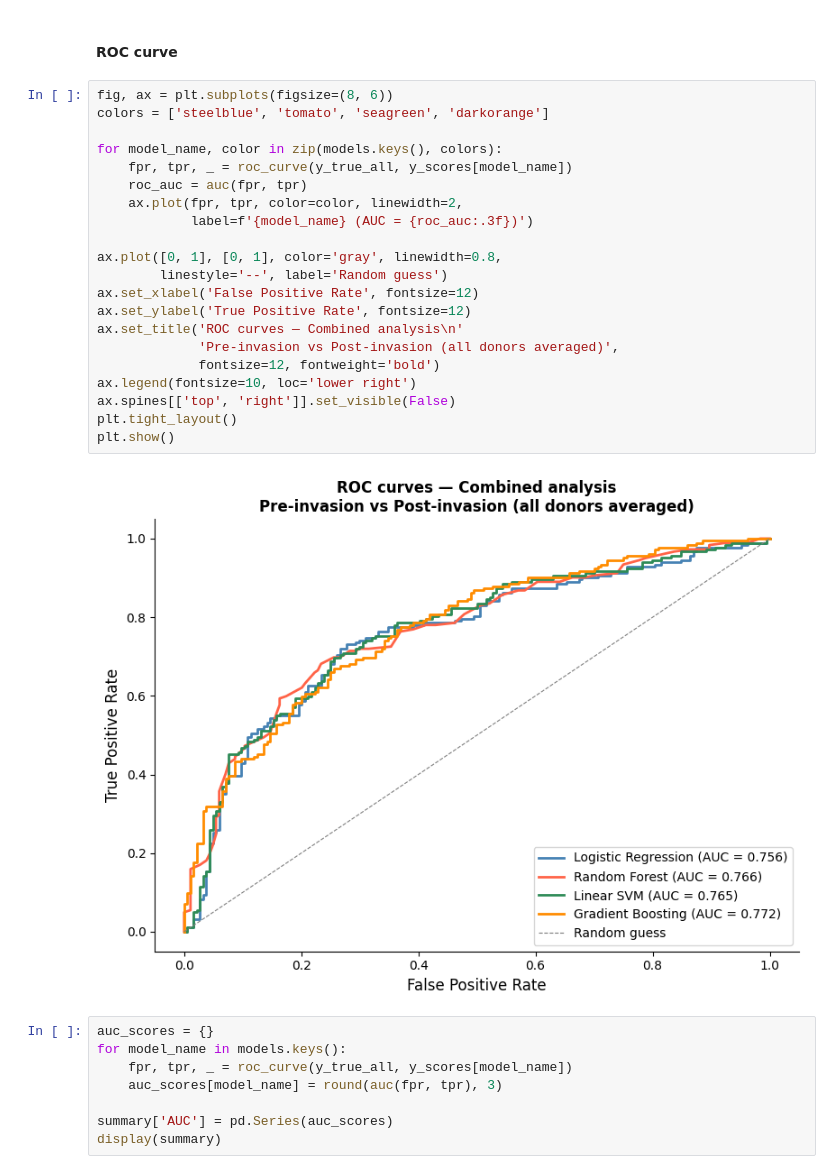
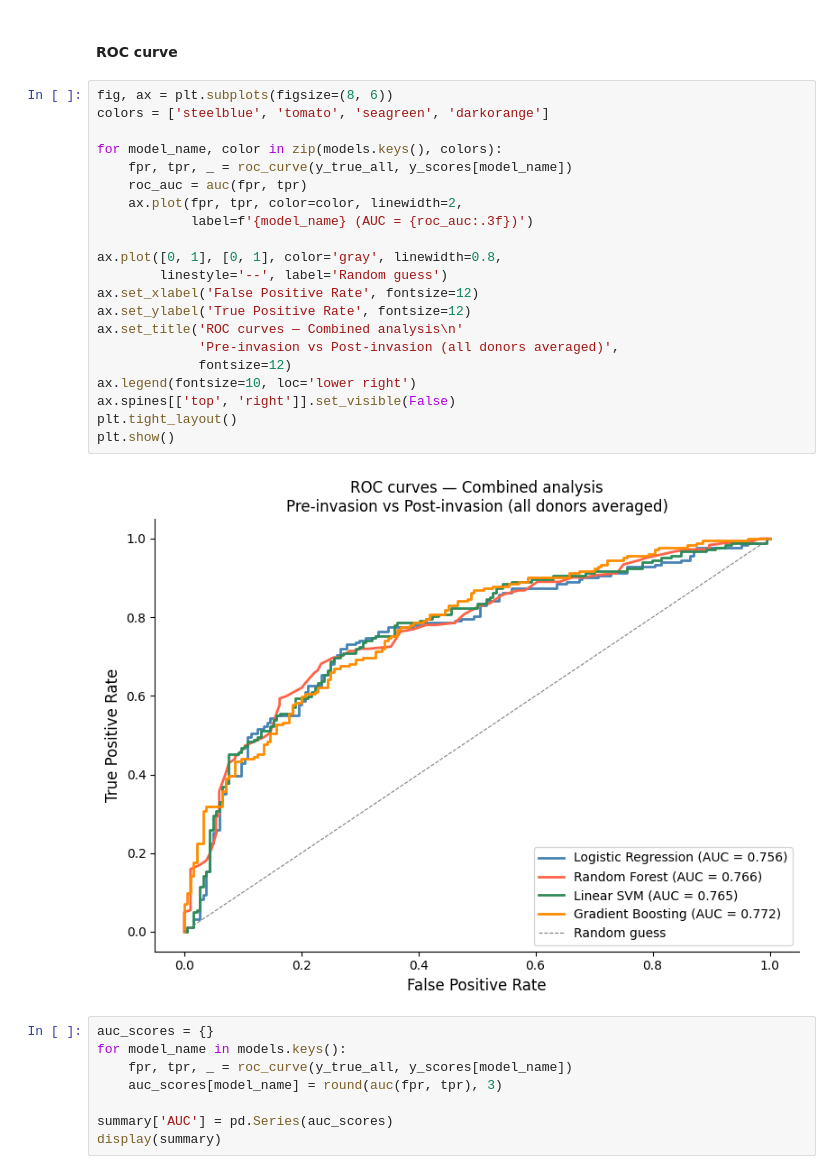
Before and after one commit to sashasymko/digital-footprint-of-war, a Jupyter notebook: 02_rq1/03_classification/02_combined_analysis.ipynb, the cells around one changed output. Drawn from its saved outputs; the diff is of its cells as text.

```diff
--- a/02_rq1/03_classification/02_combined_analysis.ipynb
+++ b/02_rq1/03_classification/02_combined_analysis.ipynb
@@ -217,26 +217,26 @@ display(summary)
 # %%
 fig, ax = plt.subplots(figsize=(8, 6))
 colors = ['steelblue', 'tomato', 'seagreen', 'darkorange']
 
 for model_name, color in zip(models.keys(), colors):
     fpr, tpr, _ = roc_curve(y_true_all, y_scores[model_name])
     roc_auc = auc(fpr, tpr)
     ax.plot(fpr, tpr, color=color, linewidth=2,
             label=f'{model_name} (AUC = {roc_auc:.3f})')
 
 ax.plot([0, 1], [0, 1], color='gray', linewidth=0.8,
         linestyle='--', label='Random guess')
 ax.set_xlabel('False Positive Rate', fontsize=12)
 ax.set_ylabel('True Positive Rate', fontsize=12)
 ax.set_title('ROC curves — Combined analysis\n'
              'Pre-invasion vs Post-invasion (all donors averaged)',
-             fontsize=12, fontweight='bold')
+             fontsize=12)
 ax.legend(fontsize=10, loc='lower right')
 ax.spines[['top', 'right']].set_visible(False)
 plt.tight_layout()
 plt.show()
 # %% [output]
-[figure, old version]
+[figure, new version]
 # %%
 auc_scores = {}
 for model_name in models.keys():
```
Also changed, not shown: parts of 1 cell of this notebook, 12 other files.
